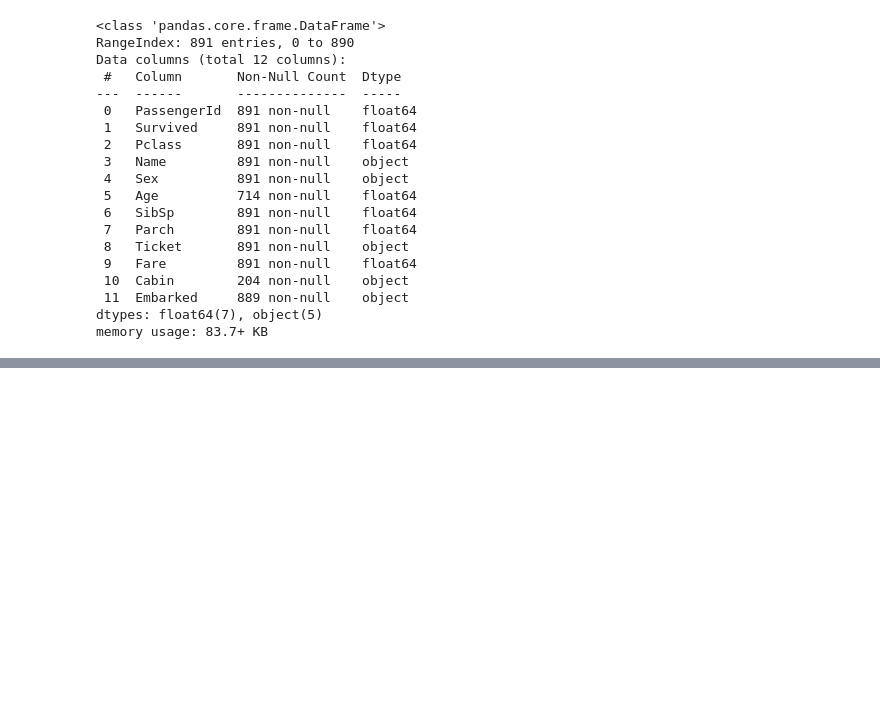
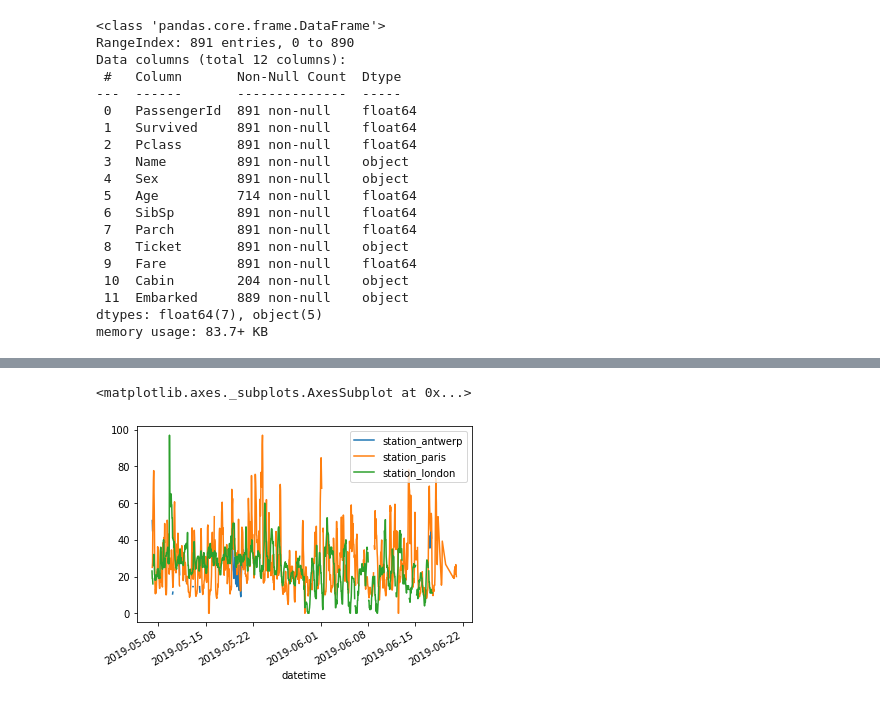
Before and after one commit to arifarman02/Learning_data_science, a Jupyter notebook: Pandas.ipynb, the cells around one changed output, grey strips where cells are left out. Cells and saved outputs as stored; diff of their text form; code cells hidden in the pictures; blank space fills up the shorter version.

```diff
--- a/Pandas.ipynb
+++ b/Pandas.ipynb
@@ -115,0 +256,3 @@ memory usage: 83.7+ KB
+# %%
+air_quality = pd.read_csv('https://raw.githubusercontent.com/pandas-dev/pandas/main/doc/data/air_quality_no2.csv', index_col=0, parse_dates=True)
+air_quality.head()
@@ -115,0 +267,6 @@ memory usage: 83.7+ KB
+# %%
+#For a quick visual check of the data
+air_quality.plot()
+# %% [output]
+<matplotlib.axes._subplots.AxesSubplot at 0x...>
+[figure, added]
```
Also changed, not shown: parts of 33 cells of this notebook.
